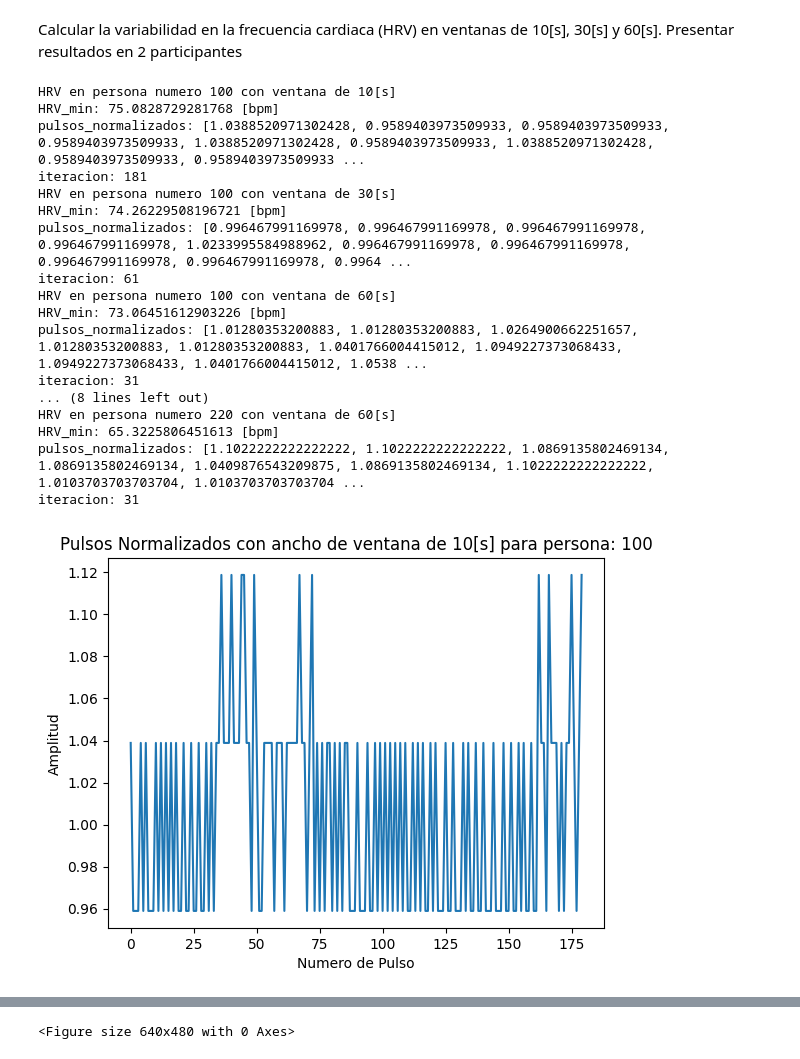
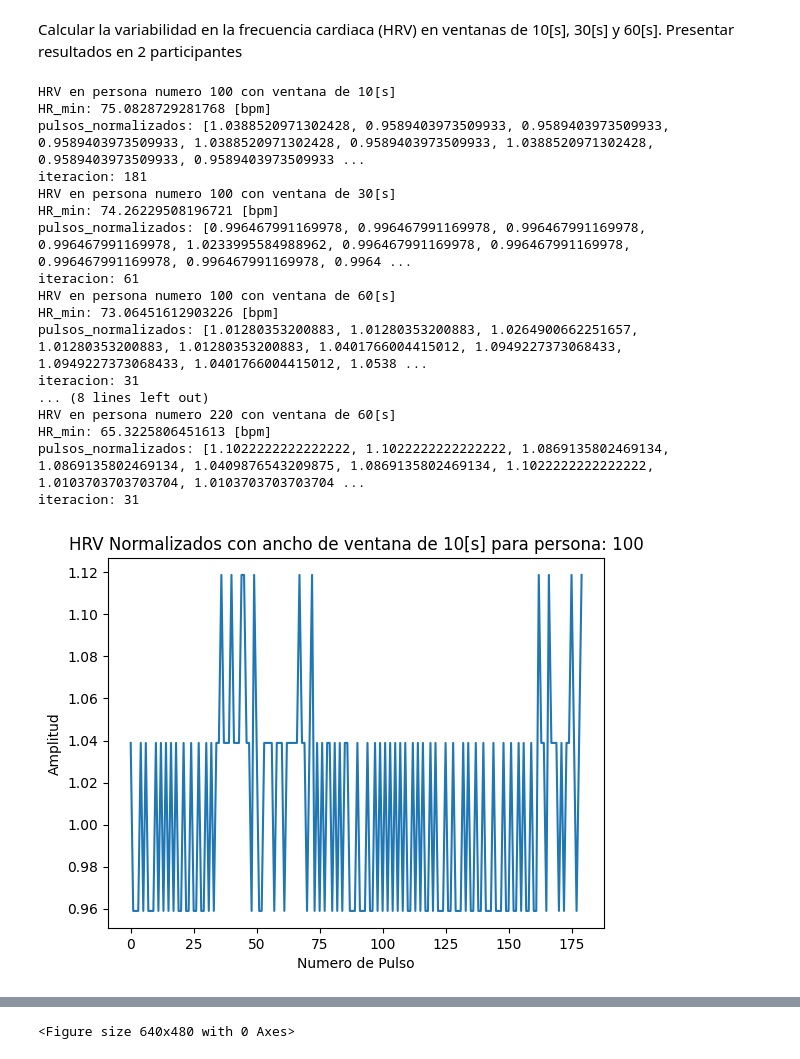
Before and after one commit to JoseAndresMO/Lab.-De-procesamiento-de-se-ales-biom-dicas, a Jupyter notebook: codigo.ipynb, the cells around one changed output, grey strips where cells are left out. Drawn from its saved outputs; the diff is of its cells as text; code cells hidden in the pictures.

```diff
--- a/codigo.ipynb
+++ b/codigo.ipynb
@@ -588,9 +588,14 @@ Text(0.5, 0, 'Threshold')
 Calcular la variabilidad en la frecuencia cardiaca (HRV) en ventanas de 10[s], 30[s] y
 60[s]. Presentar resultados en 2 participantes
 # %%
+import numpy as np
+import matplotlib.pyplot as plt
+from scipy.signal import find_peaks
+
 # tipo_archivo = MLII o V5
 # persona es el numero
 # ancho_ventana es en segundos
+
 def HRV(tipo_archivo,persona,ancho_ventana):
 
 
@@ -640,10 +645,10 @@ def HRV(tipo_archivo,persona,ancho_ventana):
         suma_de_pulsos = suma_de_pulsos + contador_Pulso_por_ventana[i]
 
     promedio_de_pulsos = (suma_de_pulsos/iteracion)
-    HRV_min = promedio_de_pulsos*ancho_ventana_en_un_min
+    HR_min = promedio_de_pulsos*ancho_ventana_en_un_min
 
 
-    print(f"HRV_min: {HRV_min} [bpm]")
+    print(f"HR_min: {HR_min} [bpm]")
 
 
     # Se calcula los pulsos normalizados
@@ -655,41 +660,41 @@ def HRV(tipo_archivo,persona,ancho_ventana):
     print(f"pulsos_normalizados: {pulsos_normalizados}")
 
     print(f'iteracion: {iteracion}')
-    plt.title(f"Pulsos Normalizados con ancho de ventana de {ancho_ventana}[s] para persona: {persona}")
+    plt.title(f"HRV Normalizados con ancho de ventana de {ancho_ventana}[s] para persona: {persona}")
     plt.plot(pulsos_normalizados,'-')
     plt.xlabel("Numero de Pulso")
     plt.ylabel("Amplitud")
     plt.figure()
 
 
 print("HRV en persona numero 100 con ventana de 10[s]")
 HRV('MLII','100',10)
 print("HRV en persona numero 100 con ventana de 30[s]")
 HRV('MLII','100',30)
 print("HRV en persona numero 100 con ventana de 60[s]")
 HRV('MLII','100',60)
 print("HRV en persona numero 220 con ventana de 10[s]")
 HRV('MLII','220',10)
 print("HRV en persona numero 220 con ventana de 30[s]")
 HRV('MLII','220',30)
 print("HRV en persona numero 220 con ventana de 60[s]")
 HRV('MLII','220',60)
 # %% [output]
 HRV en persona numero 100 con ventana de 10[s]
-HRV_min: 75.0828729281768 [bpm]
+HR_min: 75.0828729281768 [bpm]
 pulsos_normalizados: [1.0388520971302428, 0.9589403973509933, 0.9589403973509933, 0.9589403973509933, 1.0388520971302428, 0.9589403973509933, 1.0388520971302428, 0.9589403973509933, 0.9589403973509933 ...
 iteracion: 181
 HRV en persona numero 100 con ventana de 30[s]
-HRV_min: 74.26229508196721 [bpm]
+HR_min: 74.26229508196721 [bpm]
 pulsos_normalizados: [0.996467991169978, 0.996467991169978, 0.996467991169978, 0.996467991169978, 1.0233995584988962, 0.996467991169978, 0.996467991169978, 0.996467991169978, 0.996467991169978, 0.9964 ...
 iteracion: 61
 HRV en persona numero 100 con ventana de 60[s]
-HRV_min: 73.06451612903226 [bpm]
+HR_min: 73.06451612903226 [bpm]
 pulsos_normalizados: [1.01280353200883, 1.01280353200883, 1.0264900662251657, 1.01280353200883, 1.01280353200883, 1.0401766004415012, 1.0949227373068433, 1.0949227373068433, 1.0401766004415012, 1.0538 ...
 iteracion: 31
 ... (8 lines left out)
 HRV en persona numero 220 con ventana de 60[s]
-HRV_min: 65.3225806451613 [bpm]
+HR_min: 65.3225806451613 [bpm]
 pulsos_normalizados: [1.1022222222222222, 1.1022222222222222, 1.0869135802469134, 1.0869135802469134, 1.0409876543209875, 1.0869135802469134, 1.1022222222222222, 1.0103703703703704, 1.0103703703703704 ...
 iteracion: 31
-[figure, old version]
+[figure, new version]
```
Also changed, not shown: parts of 1 cell of this notebook.
